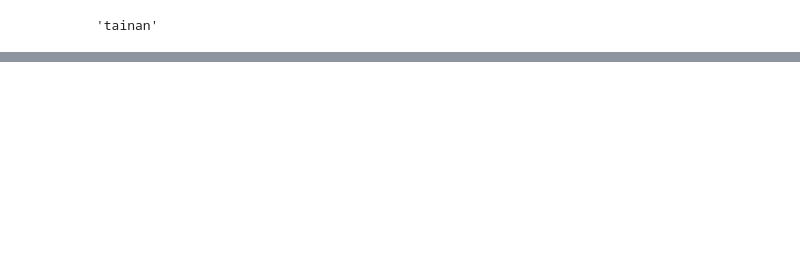
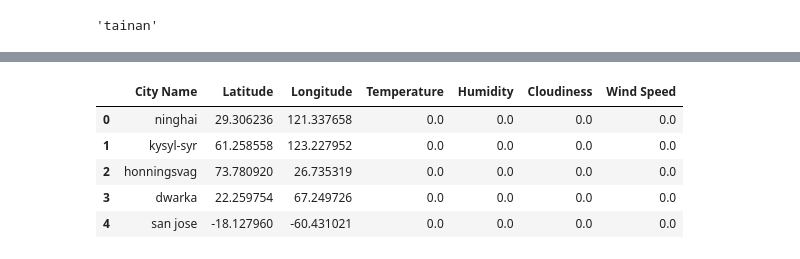
Before and after one commit to joshuadroid/py-api-challenge, a Jupyter notebook: WeatherPy/WeatherPy.ipynb, the cells around one changed output, grey strips where cells are left out. Drawn from its saved outputs; the diff is of its cells as text; code cells hidden in the pictures; blank space fills up the shorter version.

```diff
--- a/WeatherPy/WeatherPy.ipynb
+++ b/WeatherPy/WeatherPy.ipynb
@@ -105,5 +81,18 @@ df
 # %%
 ## API Start!
+test_df['Temperature'] = 0.0
+test_df['Humidity'] = 0.0
+test_df['Cloudiness'] = 0.0
+test_df['Wind Speed'] = 0.0
+# %%
+test_df
+# %% [output]
+|  | City Name | Latitude | Longitude | Temperature | Humidity | Cloudiness | Wind Speed |
+| 0 | ninghai | 29.306236 | 121.337658 | 0.0 | 0.0 | 0.0 | 0.0 |
+| 1 | kysyl-syr | 61.258558 | 123.227952 | 0.0 | 0.0 | 0.0 | 0.0 |
+| 2 | honningsvag | 73.780920 | 26.735319 | 0.0 | 0.0 | 0.0 | 0.0 |
+| 3 | dwarka | 22.259754 | 67.249726 | 0.0 | 0.0 | 0.0 | 0.0 |
+| 4 | san jose | -18.127960 | -60.431021 | 0.0 | 0.0 | 0.0 | 0.0 |
 # %%
 # Perform API Calls
 # Perform a weather check on each city using a series of successive API calls.
```
Also changed, not shown: parts of 13 cells of this notebook.
